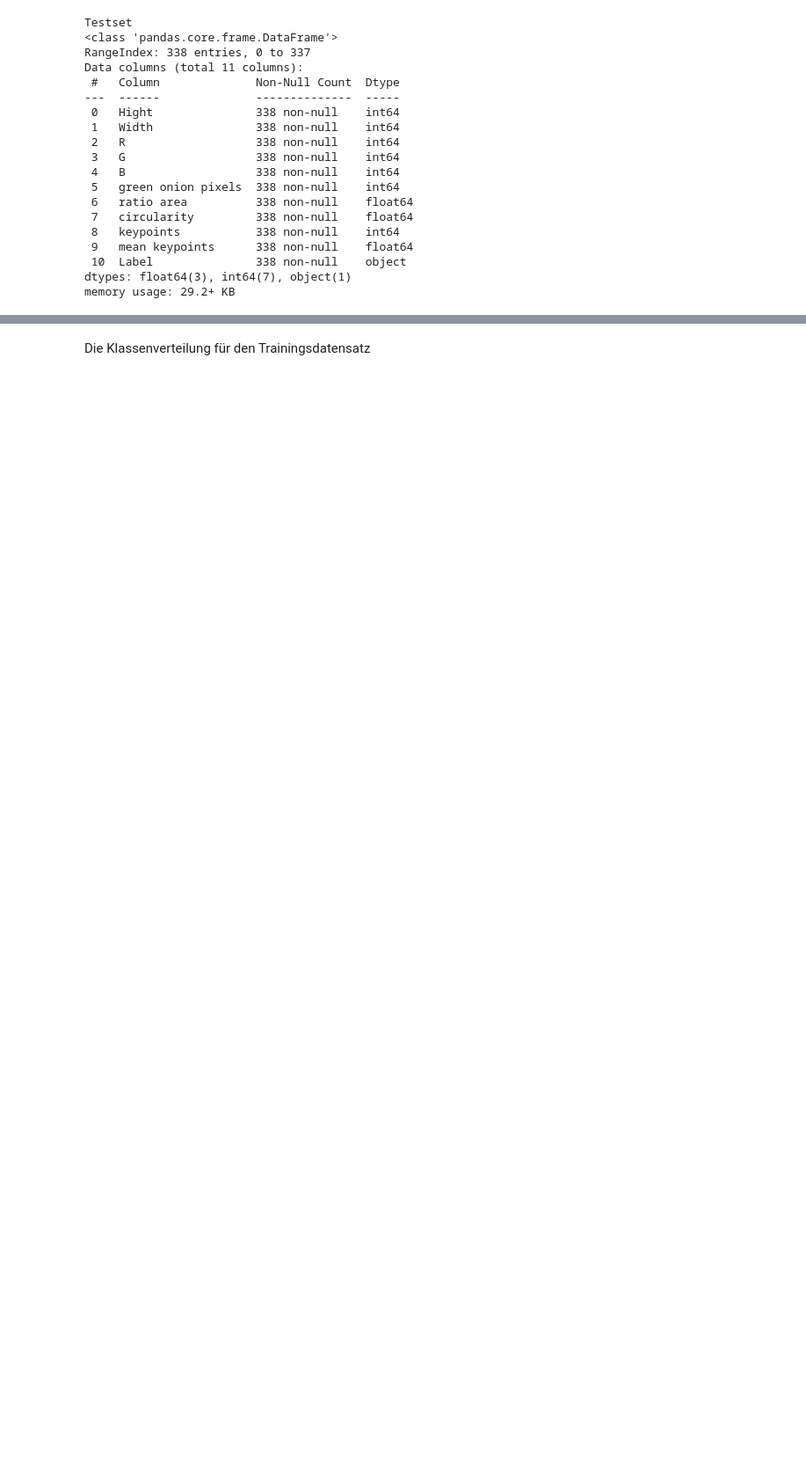
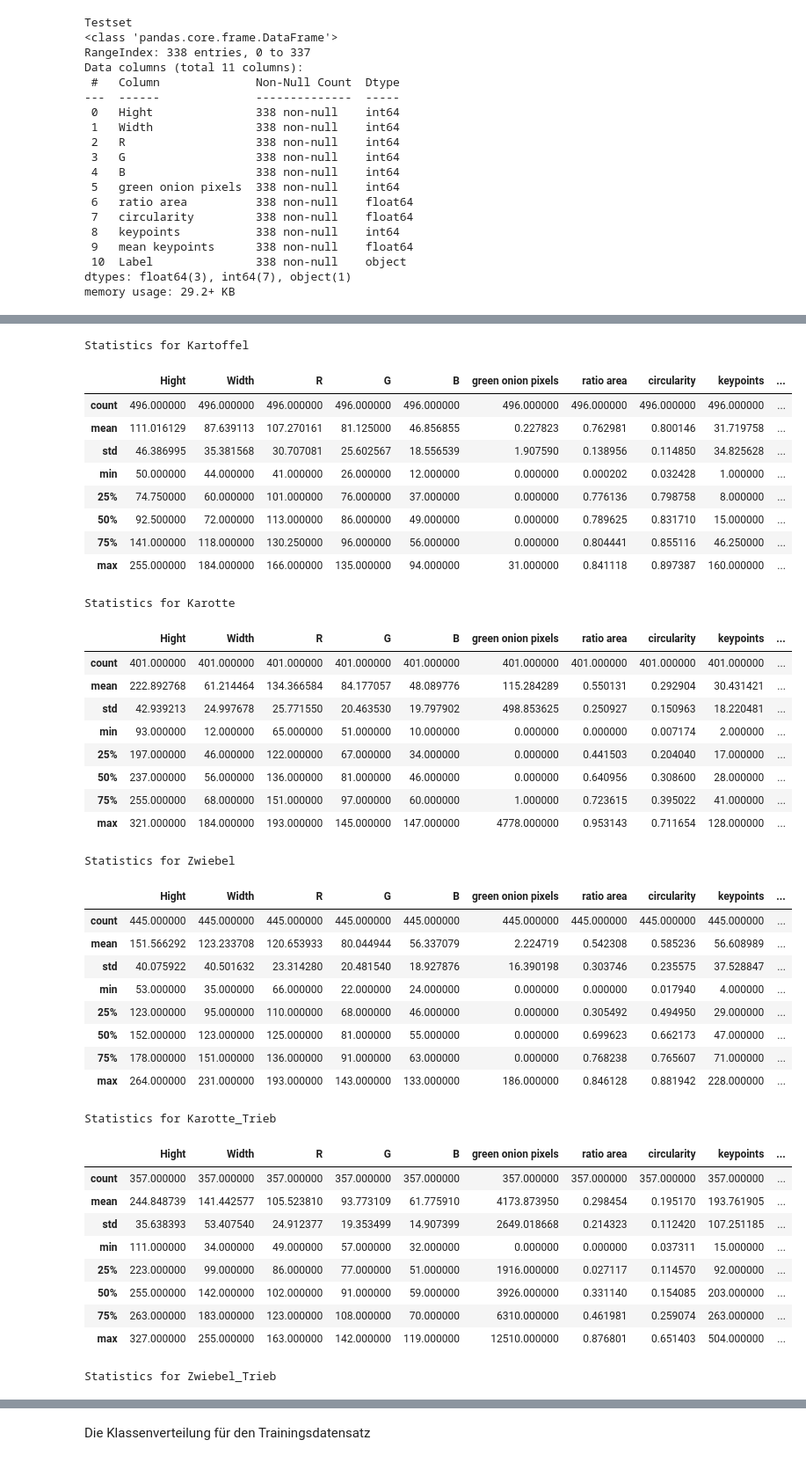
Before and after one commit to leons1396/AI_project, a Jupyter notebook: Delivery/presentation/vegi_classification.ipynb, the cells around one changed output, grey strips where cells are left out. Shown at 88% size. Saved outputs shown, nothing was run; the diff lists cells and outputs as text; code cells hidden in the pictures; blank space fills up the shorter version.

```diff
--- a/Delivery/presentation/vegi_classification.ipynb
+++ b/Delivery/presentation/vegi_classification.ipynb
@@ -88,0 +93,47 @@ memory usage: 29.2+ KB
+# %%
+vegis_statistical_infos = vegis_train.copy()
+for label in vegis_statistical_infos['Label'].unique():
+    print(f"Statistics for {label}\n")
+    display(vegis_statistical_infos.loc[vegis_statistical_infos['Label'] == label].describe())
+# %% [output]
+Statistics for Kartoffel
+|  | Hight | Width | R | G | B | green onion pixels | ratio area | circularity | keypoints | ... |
+| count | 496.000000 | 496.000000 | 496.000000 | 496.000000 | 496.000000 | 496.000000 | 496.000000 | 496.000000 | 496.000000 | ... |
+| mean | 111.016129 | 87.639113 | 107.270161 | 81.125000 | 46.856855 | 0.227823 | 0.762981 | 0.800146 | 31.719758 | ... |
+| std | 46.386995 | 35.381568 | 30.707081 | 25.602567 | 18.556539 | 1.907590 | 0.138956 | 0.114850 | 34.825628 | ... |
+| min | 50.000000 | 44.000000 | 41.000000 | 26.000000 | 12.000000 | 0.000000 | 0.000202 | 0.032428 | 1.000000 | ... |
+| 25% | 74.750000 | 60.000000 | 101.000000 | 76.000000 | 37.000000 | 0.000000 | 0.776136 | 0.798758 | 8.000000 | ... |
+| 50% | 92.500000 | 72.000000 | 113.000000 | 86.000000 | 49.000000 | 0.000000 | 0.789625 | 0.831710 | 15.000000 | ... |
+| 75% | 141.000000 | 118.000000 | 130.250000 | 96.000000 | 56.000000 | 0.000000 | 0.804441 | 0.855116 | 46.250000 | ... |
+| max | 255.000000 | 184.000000 | 166.000000 | 135.000000 | 94.000000 | 31.000000 | 0.841118 | 0.897387 | 160.000000 | ... |
+Statistics for Karotte
+|  | Hight | Width | R | G | B | green onion pixels | ratio area | circularity | keypoints | ... |
+| count | 401.000000 | 401.000000 | 401.000000 | 401.000000 | 401.000000 | 401.000000 | 401.000000 | 401.000000 | 401.000000 | ... |
+| mean | 222.892768 | 61.214464 | 134.366584 | 84.177057 | 48.089776 | 115.284289 | 0.550131 | 0.292904 | 30.431421 | ... |
+| std | 42.939213 | 24.997678 | 25.771550 | 20.463530 | 19.797902 | 498.853625 | 0.250927 | 0.150963 | 18.220481 | ... |
+| min | 93.000000 | 12.000000 | 65.000000 | 51.000000 | 10.000000 | 0.000000 | 0.000000 | 0.007174 | 2.000000 | ... |
+| 25% | 197.000000 | 46.000000 | 122.000000 | 67.000000 | 34.000000 | 0.000000 | 0.441503 | 0.204040 | 17.000000 | ... |
+| 50% | 237.000000 | 56.000000 | 136.000000 | 81.000000 | 46.000000 | 0.000000 | 0.640956 | 0.308600 | 28.000000 | ... |
+| 75% | 255.000000 | 68.000000 | 151.000000 | 97.000000 | 60.000000 | 1.000000 | 0.723615 | 0.395022 | 41.000000 | ... |
+| max | 321.000000 | 184.000000 | 193.000000 | 145.000000 | 147.000000 | 4778.000000 | 0.953143 | 0.711654 | 128.000000 | ... |
+Statistics for Zwiebel
+|  | Hight | Width | R | G | B | green onion pixels | ratio area | circularity | keypoints | ... |
+| count | 445.000000 | 445.000000 | 445.000000 | 445.000000 | 445.000000 | 445.000000 | 445.000000 | 445.000000 | 445.000000 | ... |
+| mean | 151.566292 | 123.233708 | 120.653933 | 80.044944 | 56.337079 | 2.224719 | 0.542308 | 0.585236 | 56.608989 | ... |
+| std | 40.075922 | 40.501632 | 23.314280 | 20.481540 | 18.927876 | 16.390198 | 0.303746 | 0.235575 | 37.528847 | ... |
+| min | 53.000000 | 35.000000 | 66.000000 | 22.000000 | 24.000000 | 0.000000 | 0.000000 | 0.017940 | 4.000000 | ... |
+| 25% | 123.000000 | 95.000000 | 110.000000 | 68.000000 | 46.000000 | 0.000000 | 0.305492 | 0.494950 | 29.000000 | ... |
+| 50% | 152.000000 | 123.000000 | 125.000000 | 81.000000 | 55.000000 | 0.000000 | 0.699623 | 0.662173 | 47.000000 | ... |
+| 75% | 178.000000 | 151.000000 | 136.000000 | 91.000000 | 63.000000 | 0.000000 | 0.768238 | 0.765607 | 71.000000 | ... |
+| max | 264.000000 | 231.000000 | 193.000000 | 143.000000 | 133.000000 | 186.000000 | 0.846128 | 0.881942 | 228.000000 | ... |
+Statistics for Karotte_Trieb
+|  | Hight | Width | R | G | B | green onion pixels | ratio area | circularity | keypoints | ... |
+| count | 357.000000 | 357.000000 | 357.000000 | 357.000000 | 357.000000 | 357.000000 | 357.000000 | 357.000000 | 357.000000 | ... |
+| mean | 244.848739 | 141.442577 | 105.523810 | 93.773109 | 61.775910 | 4173.873950 | 0.298454 | 0.195170 | 193.761905 | ... |
+| std | 35.638393 | 53.407540 | 24.912377 | 19.353499 | 14.907399 | 2649.018668 | 0.214323 | 0.112420 | 107.251185 | ... |
+| min | 111.000000 | 34.000000 | 49.000000 | 57.000000 | 32.000000 | 0.000000 | 0.000000 | 0.037311 | 15.000000 | ... |
+| 25% | 223.000000 | 99.000000 | 86.000000 | 77.000000 | 51.000000 | 1916.000000 | 0.027117 | 0.114570 | 92.000000 | ... |
+| 50% | 255.000000 | 142.000000 | 102.000000 | 91.000000 | 59.000000 | 3926.000000 | 0.331140 | 0.154085 | 203.000000 | ... |
+| 75% | 263.000000 | 183.000000 | 123.000000 | 108.000000 | 70.000000 | 6310.000000 | 0.461981 | 0.259074 | 263.000000 | ... |
+| max | 327.000000 | 255.000000 | 163.000000 | 142.000000 | 119.000000 | 12510.000000 | 0.876801 | 0.651403 | 504.000000 | ... |
+Statistics for Zwiebel_Trieb
```
Also changed, not shown: parts of 12 cells of this notebook, 1 other file.
